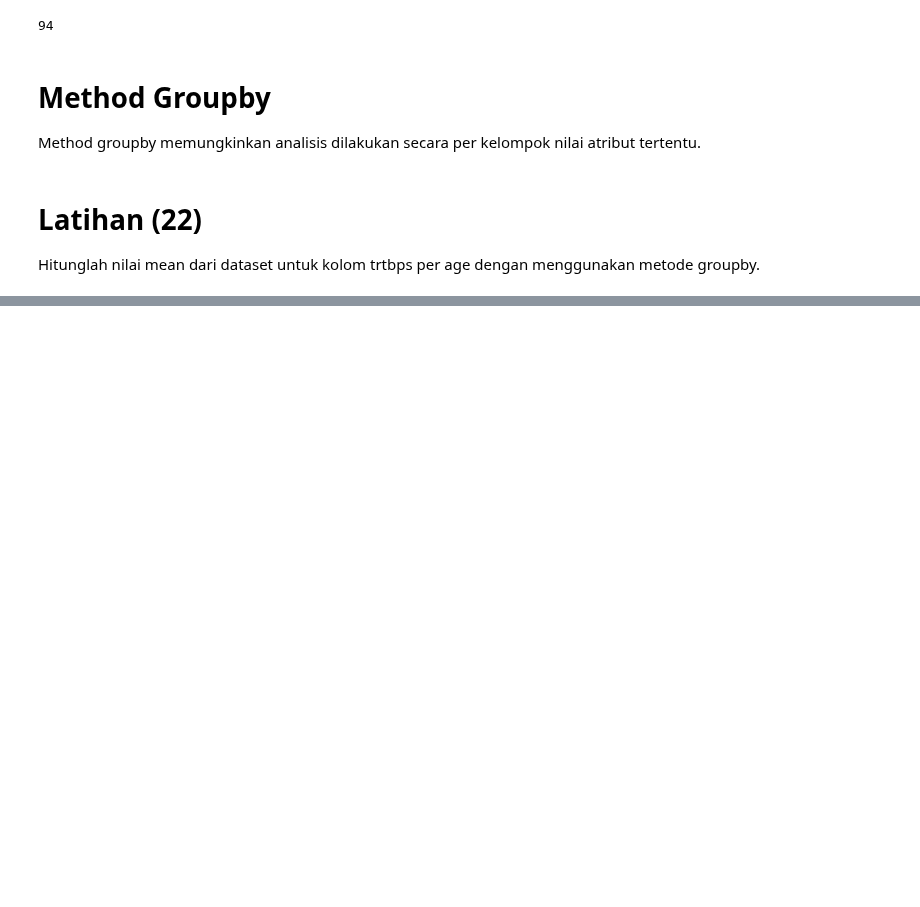
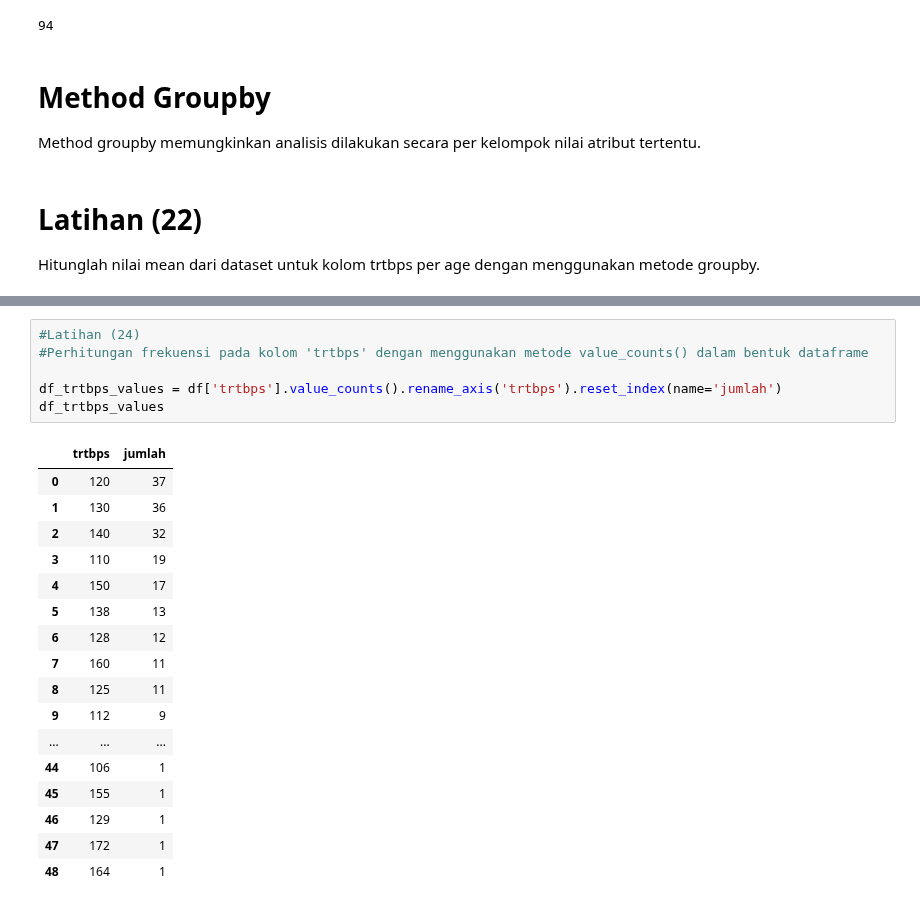
Before and after one commit to aricahyasaputra/data-sains-course-assigment-, a Jupyter notebook: Ujian Tengah Semester/Latihan_2_Ari_Cahya_Saputra_1103190093.ipynb, the cells around one changed output, grey strips where cells are left out. Drawn from its saved outputs; the diff is of its cells as text; blank space fills up the shorter version.

```diff
--- a/Ujian Tengah Semester/Latihan_2_Ari_Cahya_Saputra_1103190093.ipynb
+++ b/Ujian Tengah Semester/Latihan_2_Ari_Cahya_Saputra_1103190093.ipynb
@@ -441,0 +490,24 @@ Hitunglah nilai mean dari dataset untuk kolom trtbps per age dengan menggunakan
+# %%
+#Latihan (24)
+#Perhitungan frekuensi pada kolom 'trtbps' dengan menggunakan metode value_counts() dalam bentuk dataframe
+
+df_trtbps_values = df['trtbps'].value_counts().rename_axis('trtbps').reset_index(name='jumlah')
+df_trtbps_values
+# %% [output]
+|  | trtbps | jumlah |
+| 0 | 120 | 37 |
+| 1 | 130 | 36 |
+| 2 | 140 | 32 |
+| 3 | 110 | 19 |
+| 4 | 150 | 17 |
+| 5 | 138 | 13 |
+| 6 | 128 | 12 |
+| 7 | 160 | 11 |
+| 8 | 125 | 11 |
+| 9 | 112 | 9 |
+| ... | ... | ... |
+| 44 | 106 | 1 |
+| 45 | 155 | 1 |
+| 46 | 129 | 1 |
+| 47 | 172 | 1 |
+| 48 | 164 | 1 |
```
Also changed, not shown: parts of 10 cells of this notebook.
